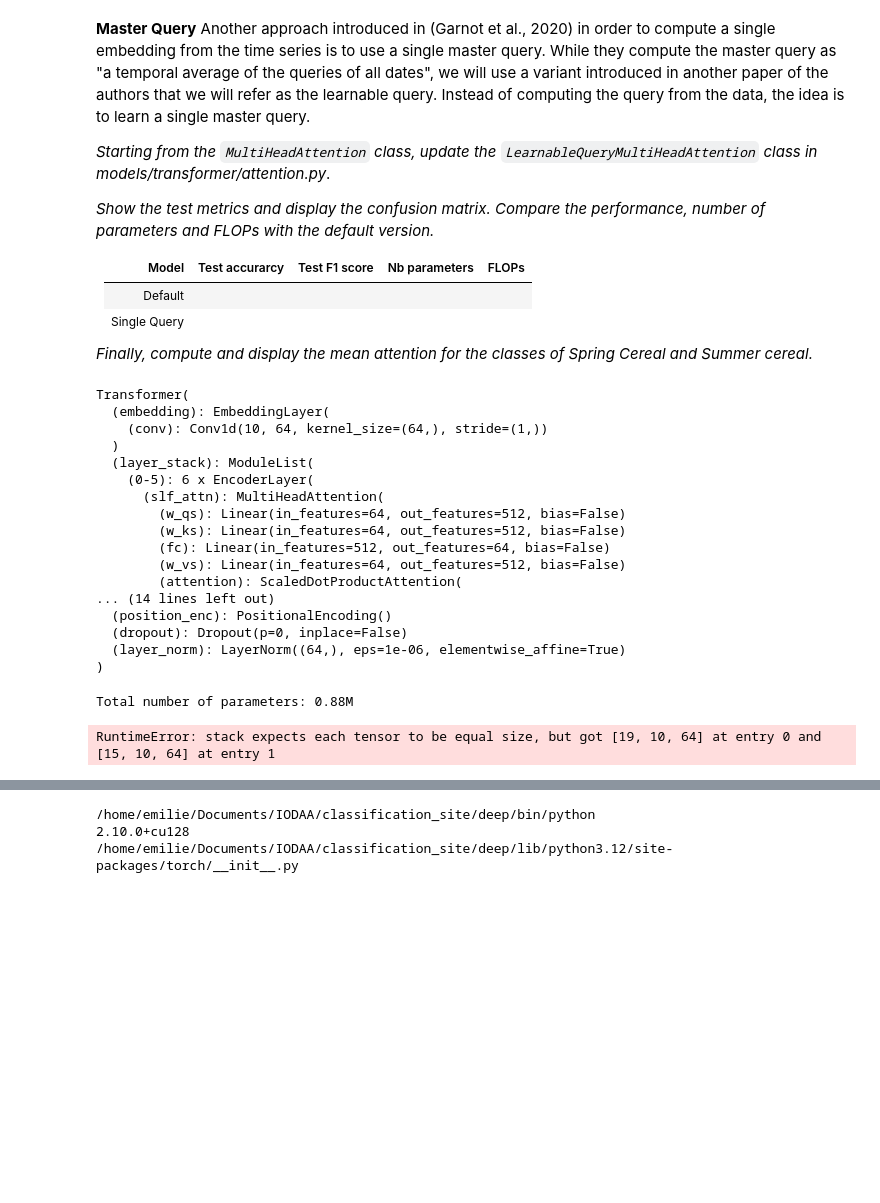
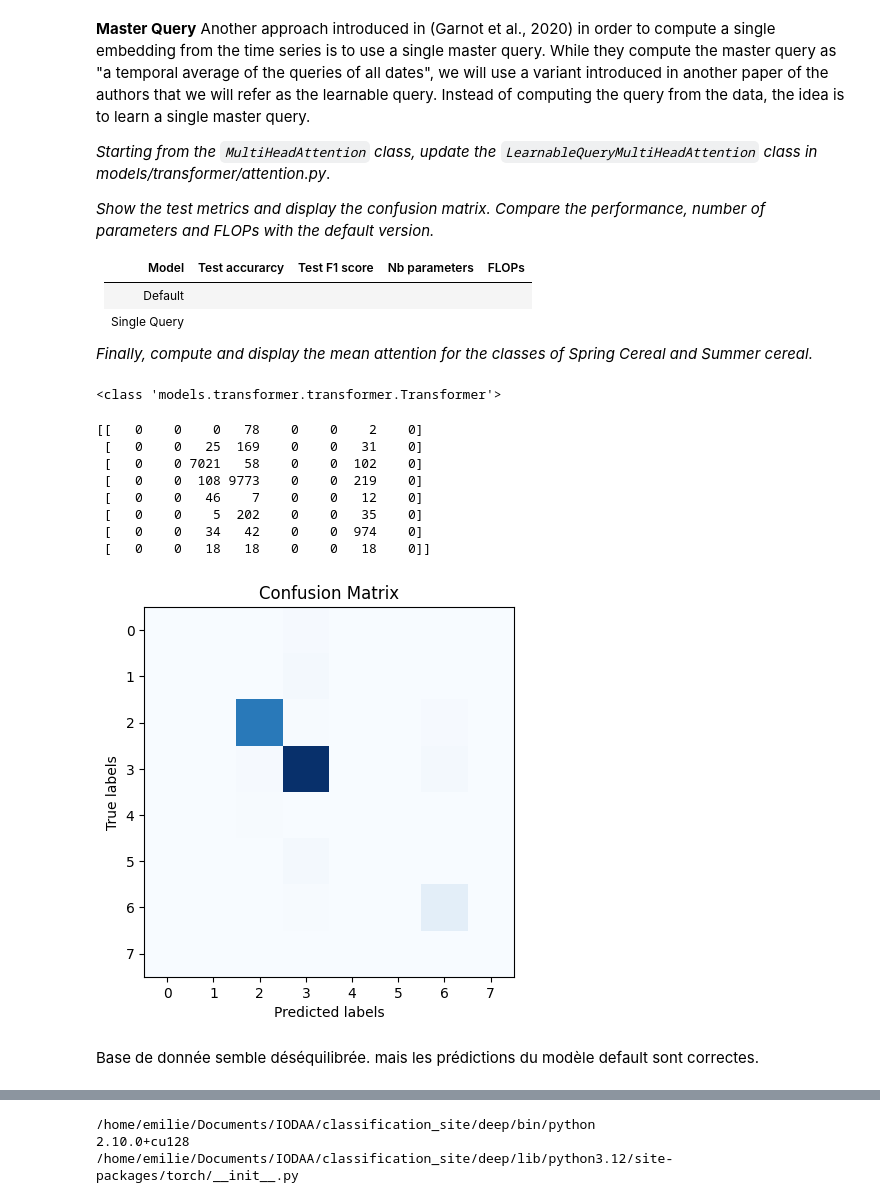
Before and after one commit to emilie-hebraud/transformer_sits_classification, a Jupyter notebook: tutorials/sits_classification/sits_classification.ipynb, the cells around one changed output, grey strips where cells are left out. Cells and saved outputs as stored; diff of their text form; code cells hidden in the pictures; blank space fills up the shorter version.

Commit message:
learnable query, mean_attention

```diff
--- a/tutorials/sits_classification/sits_classification.ipynb
+++ b/tutorials/sits_classification/sits_classification.ipynb
@@ -240,5 +243,5 @@ from dataset import PixelSetData, Padding
 # %%
-results_folder = "/home/emilie/Documents/IODAA/classification_site/tutorials/sits_classification/configs"
+results_folder = "/home/emilie/Documents/IODAA/classification_site/tutorials/results"
 with open(os.path.join(results_folder, 'default.yaml'), 'r') as file:
     cfg = yaml.safe_load(file)
 
@@ -268,38 +271,21 @@ else:
     device = torch.device("cpu")
 
 encoder = encoder.to(device)
-#checkpoint = torch.load(os.path.join(data_folder, 'best_model.pth.tar'), map_location=device)
-#encoder.load_state_dict(checkpoint['encoder'])
-#del checkpoint
+checkpoint = torch.load(os.path.join(results_folder, 'best_model_default.pth.tar'), map_location=device)
+encoder.load_state_dict(checkpoint['encoder'])
+del checkpoint
 
 encoder.eval()
+print(type(encoder))
 # %% [output]
-Transformer(
-  (embedding): EmbeddingLayer(
-    (conv): Conv1d(10, 64, kernel_size=(64,), stride=(1,))
-  )
-  (layer_stack): ModuleList(
-    (0-5): 6 x EncoderLayer(
-      (slf_attn): MultiHeadAttention(
-        (w_qs): Linear(in_features=64, out_features=512, bias=False)
-        (w_ks): Linear(in_features=64, out_features=512, bias=False)
-        (fc): Linear(in_features=512, out_features=64, bias=False)
-        (w_vs): Linear(in_features=64, out_features=512, bias=False)
-        (attention): ScaledDotProductAttention(
-... (14 lines left out)
-  (position_enc): PositionalEncoding()
-  (dropout): Dropout(p=0, inplace=False)
-  (layer_norm): LayerNorm((64,), eps=1e-06, elementwise_affine=True)
-)
+<class 'models.transformer.transformer.Transformer'>
 # %%
-from train import *
+# Default model
+"""from train import *
 
 
 results_folder = "/home/emilie/Documents/IODAA/classification_site/tutorials/results/"
 with open(os.path.join(results_folder, 'default.yaml'), 'r') as file:
     cfg = yaml.safe_load(file)
 
-main(cfg)
+main(cfg, yaml_path='default.yaml', model_path='best_model_default2.pth.tar')"""
-# %% [output]
-Total number of parameters: 0.88M
-RuntimeError: stack expects each tensor to be equal size, but got [19, 10, 64] at entry 0 and [15, 10, 64] at entry 1
@@ -305,0 +302,25 @@ RuntimeError: stack expects each tensor to be equal size, but got [19, 10, 64] a
+# %%
+# read pkl files
+import pickle
+import matplotlib.pyplot as plt
+with open("/home/emilie/Documents/IODAA/classification_site/tutorials/results/conf_mat_default.pkl", 'rb') as f:
+    conf_mat = pickle.load(f)
+print(conf_mat)
+plt.imshow(conf_mat, cmap='Blues')
+plt.xlabel('Predicted labels')
+plt.ylabel('True labels')
+plt.title('Confusion Matrix')
+plt.show()
+# %% [output]
+[[   0    0    0   78    0    0    2    0]
+ [   0    0   25  169    0    0   31    0]
+ [   0    0 7021   58    0    0  102    0]
+ [   0    0  108 9773    0    0  219    0]
+ [   0    0   46    7    0    0   12    0]
+ [   0    0    5  202    0    0   35    0]
+ [   0    0   34   42    0    0  974    0]
+ [   0    0   18   18    0    0   18    0]]
+[figure, added]
+# %% [markdown]
+Base de donnée semble déséquilibrée.
+mais les prédictions du modèle default sont correctes.
```
Also changed, not shown: parts of 14 cells of this notebook, 9 other files.
